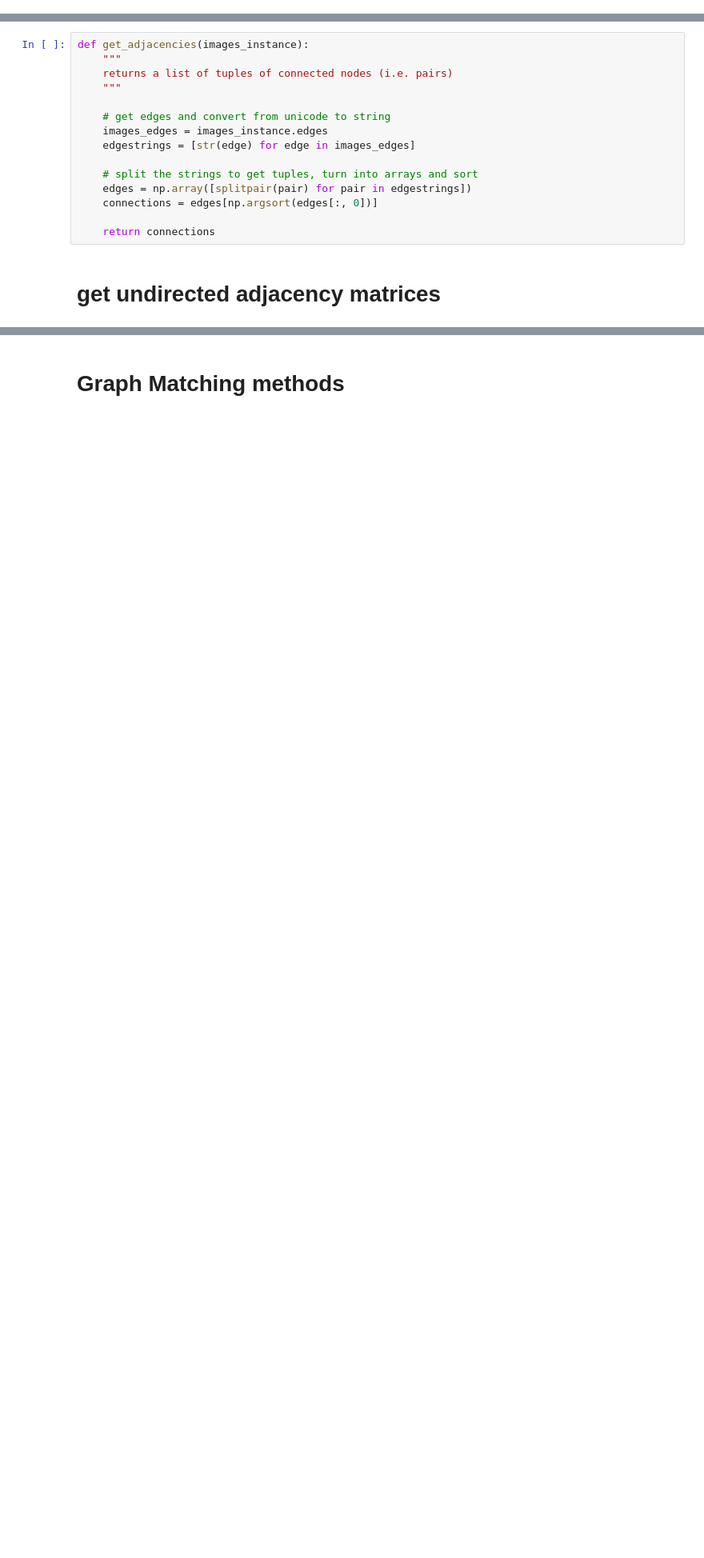
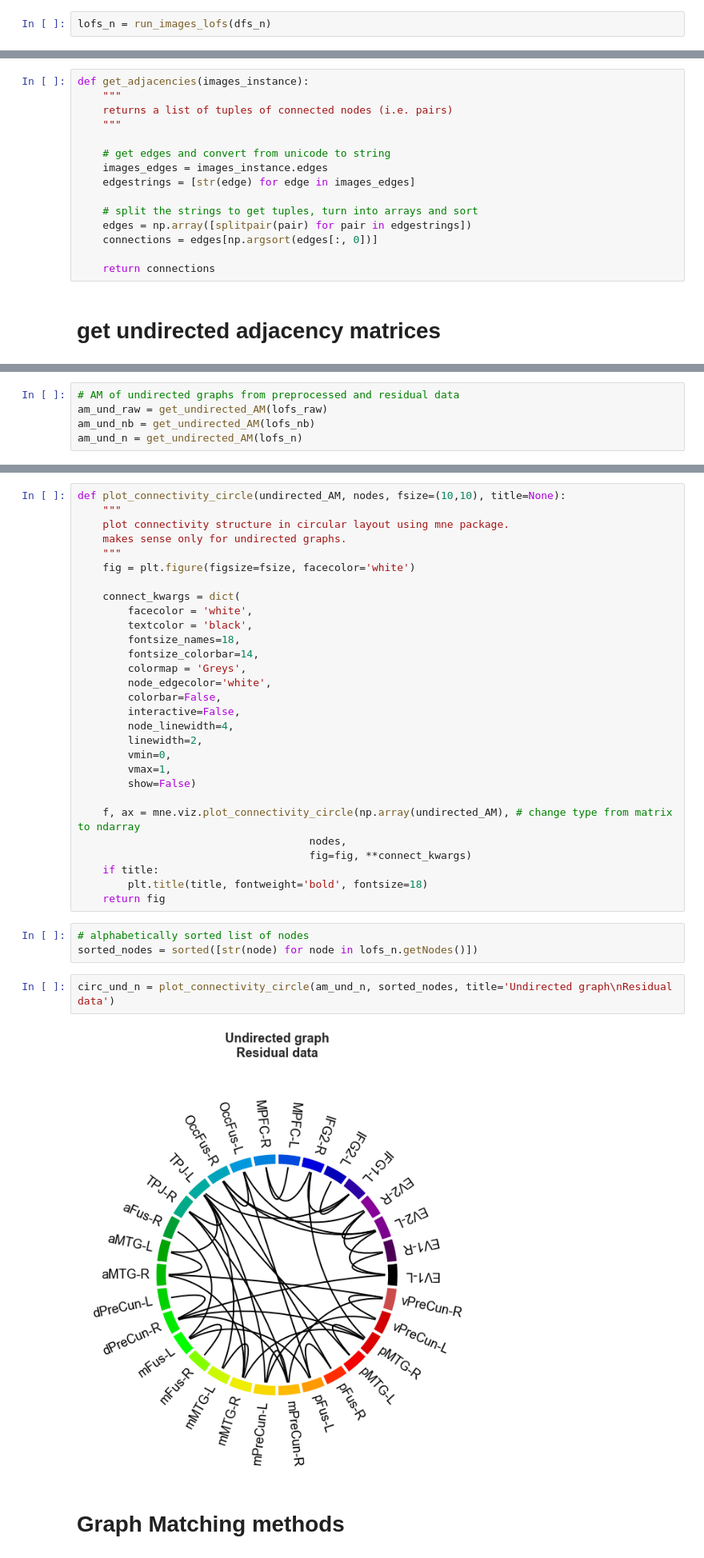
Before and after one commit to oliver-contier/famface-temporal-dynamics, a Jupyter notebook: notebooks/pycausal_analysis.ipynb, the cells around one changed output, grey strips where cells are left out. Shown at 80% size. Cells and saved outputs as stored; diff of their text form; blank space fills up the shorter version.

Commit message:
LOFS now applied in effective connectivity analysis

```diff
--- a/notebooks/pycausal_analysis.ipynb
+++ b/notebooks/pycausal_analysis.ipynb
@@ -102,0 +111,2 @@ However, the generall look of the network makes sense. And since it is only plau
+# %%
+lofs_n = run_images_lofs(dfs_n)
@@ -152,0 +164,5 @@ am_und_nb = get_sorted_matrix_nx(und_nb)
+# %%
+# AM of undirected graphs from preprocessed and residual data
+am_und_raw = get_undirected_AM(lofs_raw)
+am_und_nb = get_undirected_AM(lofs_nb)
+am_und_n = get_undirected_AM(lofs_n)
@@ -153,3 +171,39 @@ am_und_nb = get_sorted_matrix_nx(und_nb)
+# %%
+def plot_connectivity_circle(undirected_AM, nodes, fsize=(10,10), title=None):
+    """
+    plot connectivity structure in circular layout using mne package.
+    makes sense only for undirected graphs.
+    """
+    fig = plt.figure(figsize=fsize, facecolor='white')
+
+    connect_kwargs = dict(
+        facecolor = 'white',
+        textcolor = 'black',
+        fontsize_names=18,
+        fontsize_colorbar=14,
+        colormap = 'Greys',
+        node_edgecolor='white',
+        colorbar=False,
+        interactive=False,
+        node_linewidth=4,
+        linewidth=2,
+        vmin=0,
+        vmax=1,
+        show=False)
+
+    f, ax = mne.viz.plot_connectivity_circle(np.array(undirected_AM), # change type from matrix to ndarray
+                                     nodes,
+                                     fig=fig, **connect_kwargs)
+    if title:
+        plt.title(title, fontweight='bold', fontsize=18)
+    return fig
+# %%
+# alphabetically sorted list of nodes
+sorted_nodes = sorted([str(node) for node in lofs_n.getNodes()])
+# %%
+circ_und_n = plot_connectivity_circle(am_und_n, sorted_nodes, title='Undirected graph\nResidual data')
+# %% [output]
+[figure, added]
 # %% [markdown]
 # Graph Matching methods
 # %% [markdown]
```
Also changed, not shown: parts of 54 cells of this notebook.
